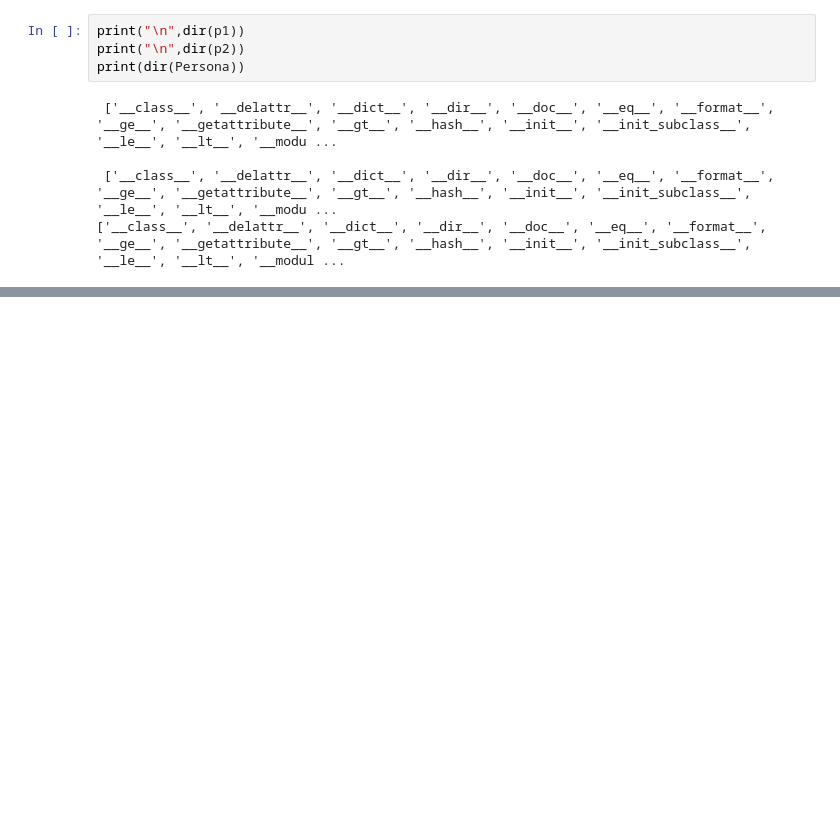
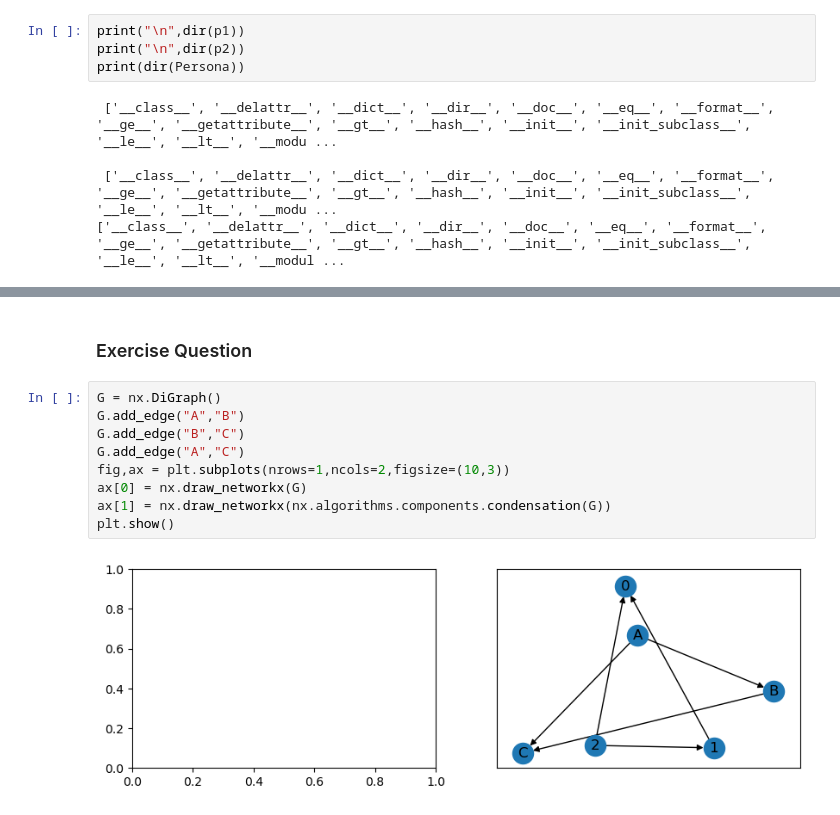
Before and after one commit to medjaijedi/MAS_Final_Project, a Jupyter notebook: rand_prac.ipynb, the cells around one changed output, grey strips where cells are left out. Saved outputs shown, nothing was run; the diff lists cells and outputs as text; blank space fills up the shorter version.

```diff
--- a/rand_prac.ipynb
+++ b/rand_prac.ipynb
@@ -193,0 +221,13 @@ print(dir(Persona))
+# %% [markdown]
+### Exercise Question
+# %%
+G = nx.DiGraph()
+G.add_edge("A","B")
+G.add_edge("B","C")
+G.add_edge("A","C")
+fig,ax = plt.subplots(nrows=1,ncols=2,figsize=(10,3))
+ax[0] = nx.draw_networkx(G)
+ax[1] = nx.draw_networkx(nx.algorithms.components.condensation(G))
+plt.show()
+# %% [output]
+[figure, added]
```
Also changed, not shown: parts of 8 cells of this notebook, 1 other file.
